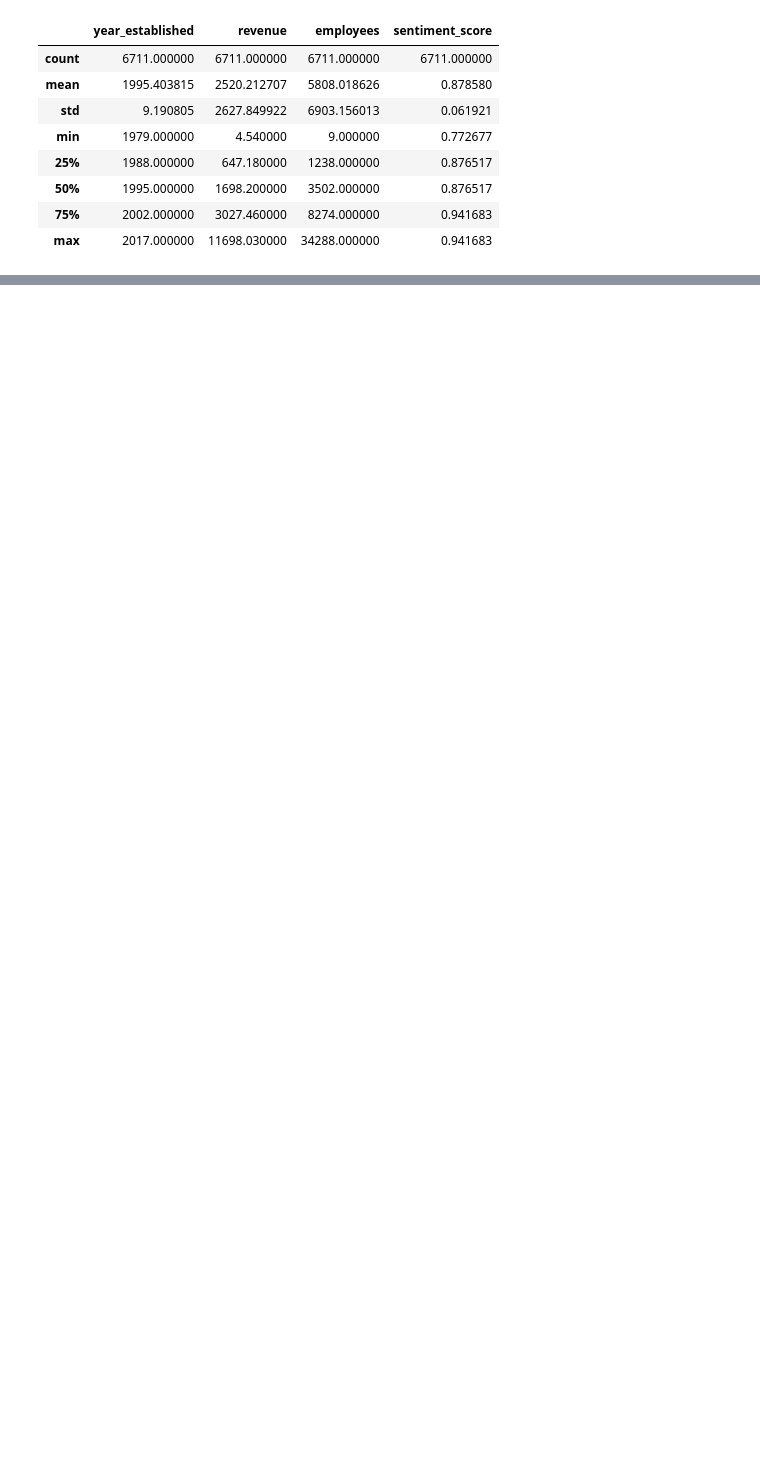
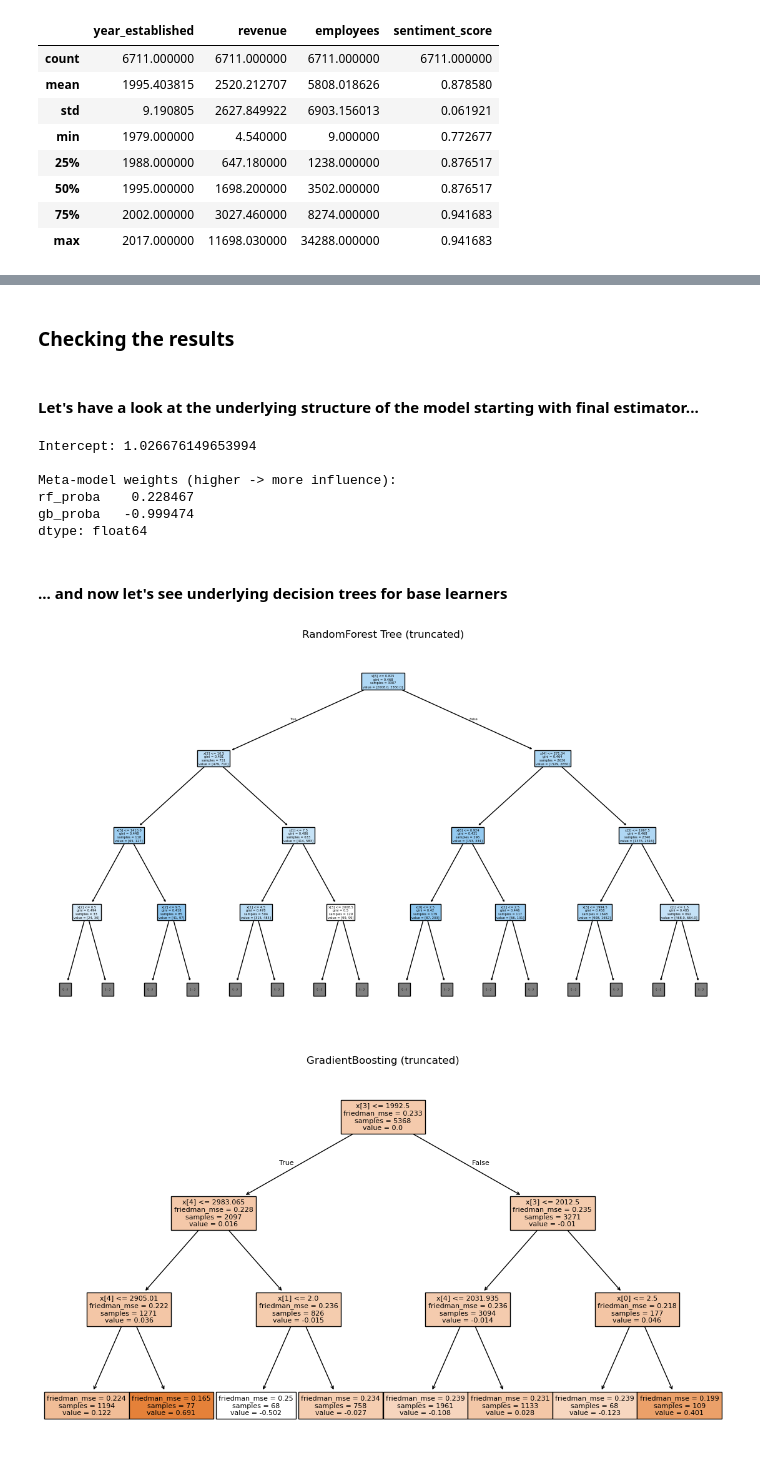
Before and after one commit to APJFX69/ic_ai_course_capstone_submission, a Jupyter notebook: Sales engagement prioritisation model.ipynb, the cells around one changed output, grey strips where cells are left out. Drawn from its saved outputs; the diff is of its cells as text; code cells hidden in the pictures; blank space fills up the shorter version.

```diff
--- a/Sales engagement prioritisation model.ipynb
+++ b/Sales engagement prioritisation model.ipynb
@@ -360,6 +370,6 @@ plt.show()
 # %%
 temp = df[df["deal_stage"].isin(["Won", "Lost"])]
-modelling_data = temp[['product','sector','year_established','revenue','employees','office_location','sentiment_score']]
+modelling_data = temp[['product','sector','year_established','revenue','employees','office_location','sentiment_score','deal_stage']]
 modelling_data.describe()
 # %% [output]
 |  | year_established | revenue | employees | sentiment_score |
@@ -371,3 +381,7 @@ modelling_data.describe()
 | 50% | 1995.000000 | 1698.200000 | 3502.000000 | 0.876517 |
 | 75% | 2002.000000 | 3027.460000 | 8274.000000 | 0.941683 |
 | max | 2017.000000 | 11698.030000 | 34288.000000 | 0.941683 |
+# %%
+modelling_data['deal_stage'] = modelling_data['deal_stage'].map({'Won': True, 'Lost': False})
+modelling_data = modelling_data.rename(columns={'deal_stage': 'target'})
+modelling_data.head()
@@ -373,0 +456,55 @@ modelling_data.describe()
+# %% [markdown]
+### Checking the results
+# %% [markdown]
+#### Let's have a look at the underlying structure of the model starting with final estimator...
+# %%
+import numpy as np
+import pandas as pd
+
+stack = model.named_steps['stack']
+meta = stack.final_estimator_
+
+# Determine meta-feature names
+base_names = [name for name, _ in stack.estimators]
+meta_feature_names = [f"{n}_proba" for n in base_names]
+
+# Coefficients
+coef = meta.coef_.ravel()
+intercept = meta.intercept_[0]
+
+weights = pd.Series(coef, index=meta_feature_names).sort_values(ascending=False)
+
+print("Intercept:", intercept)
+print("\nMeta-model weights (higher -> more influence):")
+print(weights)
+# %% [output]
+Intercept: 1.026676149653994
+
+Meta-model weights (higher -> more influence):
+rf_proba    0.228467
+gb_proba   -0.999474
+dtype: float64
+# %% [markdown]
+#### ... and now let's see underlying decision trees for base learners
+# %%
+import matplotlib.pyplot as plt
+from sklearn.tree import plot_tree
+
+# RandomForest: visualize first tree
+rf = stack.named_estimators_['rf']
+fig = plt.figure(figsize=(14, 8))
+plot_tree(rf.estimators_[0], filled=True, max_depth=3)  # limit depth for readability
+plt.title("RandomForest Tree (truncated)")
+plt.savefig("rf_tree.svg", format='svg', bbox_inches='tight')
+plt.show()
+
+# GradientBoosting: visualize first stage tree
+gb = stack.named_estimators_['gb']
+fig = plt.figure(figsize=(14, 8))
+plot_tree(gb.estimators_[0, 0], filled=True, max_depth=3)
+plt.title("GradientBoosting (truncated)")
+plt.savefig("gb_tree.svg", format='svg', bbox_inches='tight')
+plt.show()
+# %% [output]
+[figure, added]
+[figure, added]
```
Also changed, not shown: parts of 39 cells of this notebook, 6 other files.
